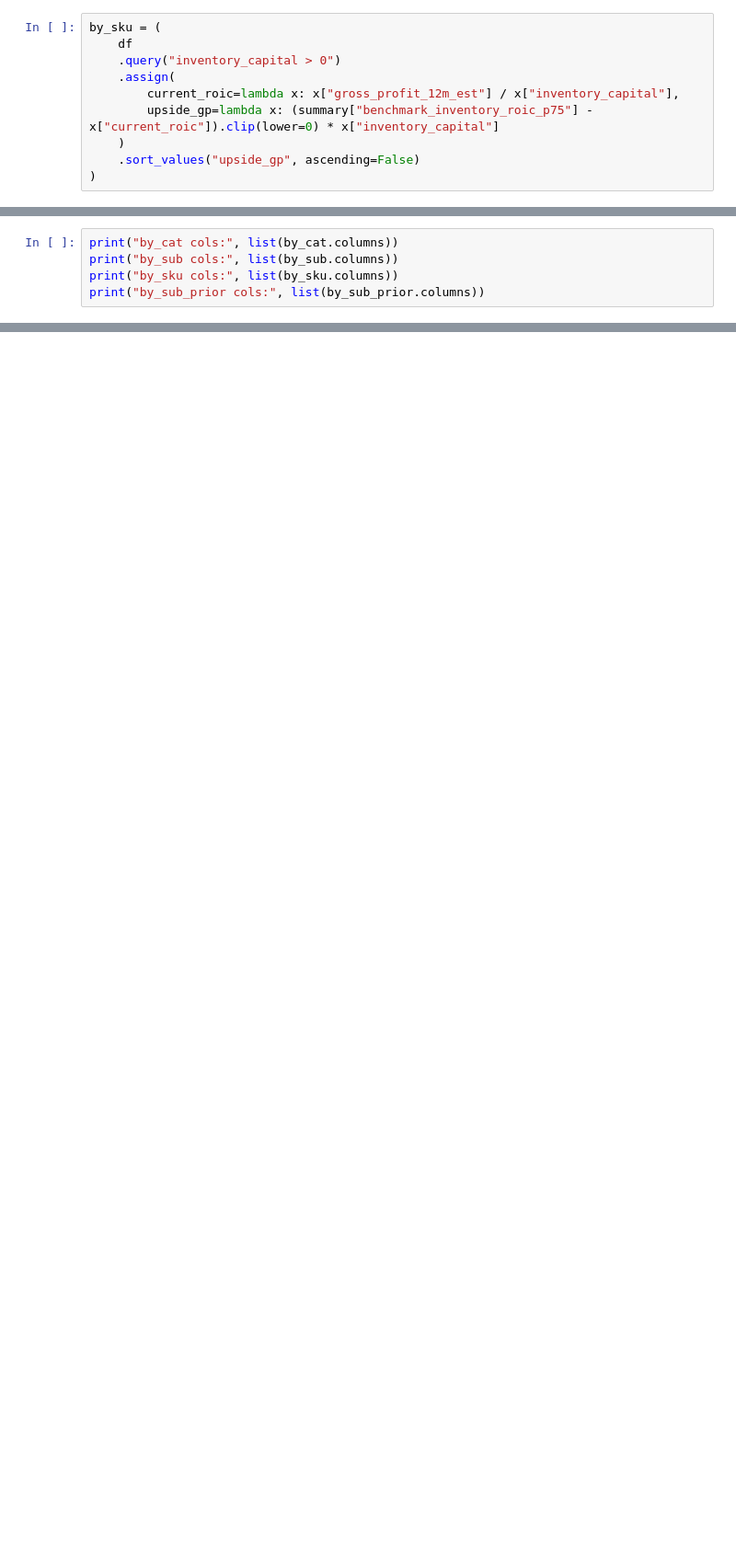
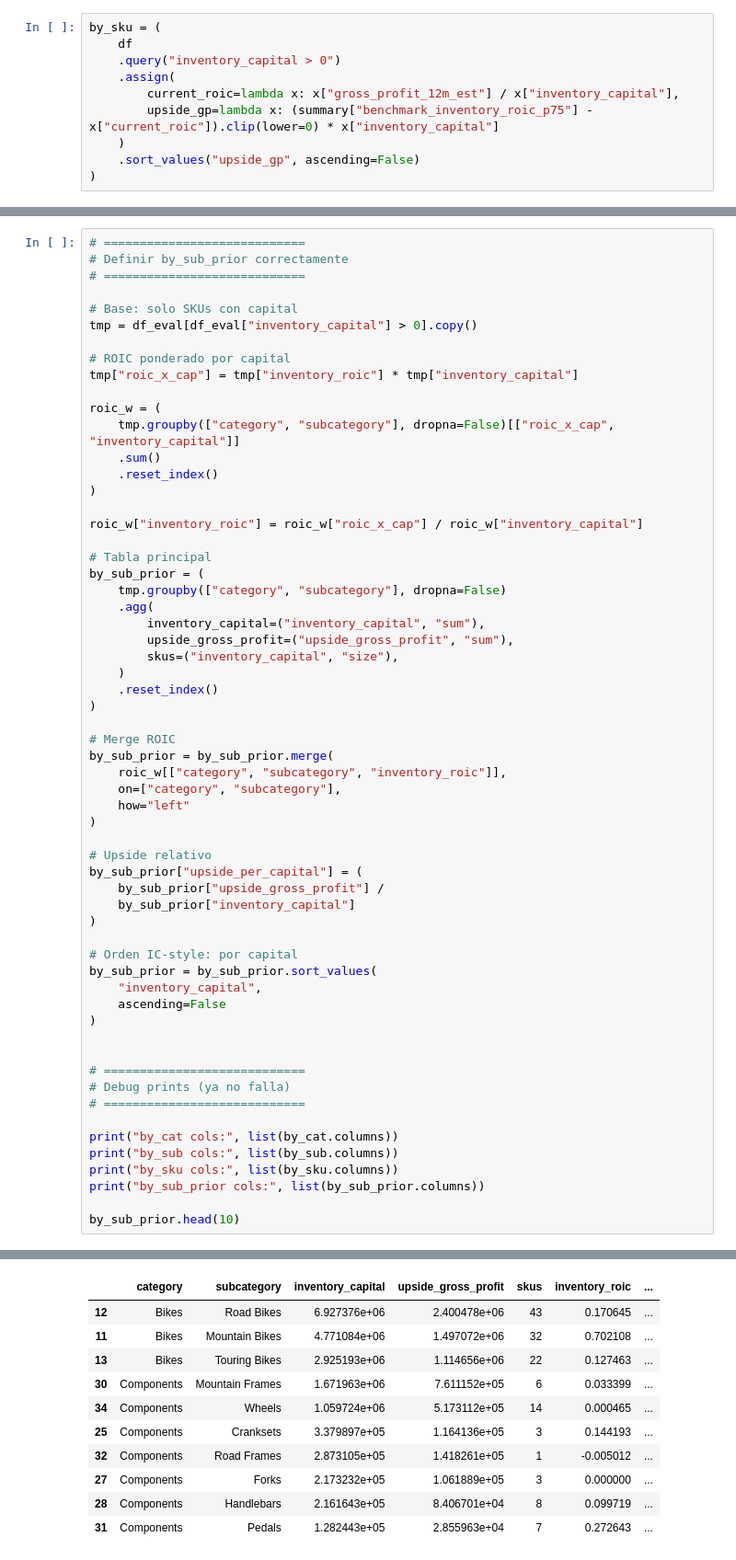
Before and after one commit to sintelo-ai/sintelo-working-capital-mvp, a Jupyter notebook: notebooks/05_evaluation.ipynb, the cells around one changed output, grey strips where cells are left out. Shown at 92% size. Drawn from its saved outputs; the diff is of its cells as text; blank space fills up the shorter version.

```diff
--- a/notebooks/05_evaluation.ipynb
+++ b/notebooks/05_evaluation.ipynb
@@ -373,8 +397,63 @@ by_sku = (
 # %%
+# ============================
+# Definir by_sub_prior correctamente
+# ============================
+
+# Base: solo SKUs con capital
+tmp = df_eval[df_eval["inventory_capital"] > 0].copy()
+
+# ROIC ponderado por capital
+tmp["roic_x_cap"] = tmp["inventory_roic"] * tmp["inventory_capital"]
+
+roic_w = (
+    tmp.groupby(["category", "subcategory"], dropna=False)[["roic_x_cap", "inventory_capital"]]
+    .sum()
+    .reset_index()
+)
+
+roic_w["inventory_roic"] = roic_w["roic_x_cap"] / roic_w["inventory_capital"]
+
+# Tabla principal
+by_sub_prior = (
+    tmp.groupby(["category", "subcategory"], dropna=False)
+    .agg(
+        inventory_capital=("inventory_capital", "sum"),
+        upside_gross_profit=("upside_gross_profit", "sum"),
+        skus=("inventory_capital", "size"),
+    )
+    .reset_index()
+)
+
+# Merge ROIC
+by_sub_prior = by_sub_prior.merge(
+    roic_w[["category", "subcategory", "inventory_roic"]],
+    on=["category", "subcategory"],
+    how="left"
+)
+
+# Upside relativo
+by_sub_prior["upside_per_capital"] = (
+    by_sub_prior["upside_gross_profit"] /
+    by_sub_prior["inventory_capital"]
+)
+
+# Orden IC-style: por capital
+by_sub_prior = by_sub_prior.sort_values(
+    "inventory_capital",
+    ascending=False
+)
+
+
+# ============================
+# Debug prints (ya no falla)
+# ============================
+
 print("by_cat cols:", list(by_cat.columns))
 print("by_sub cols:", list(by_sub.columns))
 print("by_sku cols:", list(by_sku.columns))
 print("by_sub_prior cols:", list(by_sub_prior.columns))
+
+by_sub_prior.head(10)
 # %% [output]
 by_cat cols: ['category', 'skus', 'inventory_capital', 'gross_profit_12m', 'upside', 'sales_units_12m', 'revenue_12m', 'inventory_roic', 'capital_share', 'upside_pct_of_capital']
 by_sub cols: ['category', 'subcategory', 'skus', 'inventory_capital', 'gross_profit_12m', 'upside', 'sales_units_12m', 'revenue_12m', 'inventory_roic', 'capital_share', 'upside_pct_of_capital']
@@ -383,3 +462,14 @@ by_sub_prior cols: ['category', 'subcategory', 'inventory_capital', 'gross_profi
+|  | category | subcategory | inventory_capital | upside_gross_profit | skus | inventory_roic | ... |
+| 12 | Bikes | Road Bikes | 6.927376e+06 | 2.400478e+06 | 43 | 0.170645 | ... |
+| 11 | Bikes | Mountain Bikes | 4.771084e+06 | 1.497072e+06 | 32 | 0.702108 | ... |
+| 13 | Bikes | Touring Bikes | 2.925193e+06 | 1.114656e+06 | 22 | 0.127463 | ... |
+| 30 | Components | Mountain Frames | 1.671963e+06 | 7.611152e+05 | 6 | 0.033399 | ... |
+| 34 | Components | Wheels | 1.059724e+06 | 5.173112e+05 | 14 | 0.000465 | ... |
+| 25 | Components | Cranksets | 3.379897e+05 | 1.164136e+05 | 3 | 0.144193 | ... |
+| 32 | Components | Road Frames | 2.873105e+05 | 1.418261e+05 | 1 | -0.005012 | ... |
+| 27 | Components | Forks | 2.173232e+05 | 1.061889e+05 | 3 | 0.000000 | ... |
+| 28 | Components | Handlebars | 2.161643e+05 | 8.406701e+04 | 8 | 0.099719 | ... |
+| 31 | Components | Pedals | 1.282443e+05 | 2.855963e+04 | 7 | 0.272643 | ... |
 # %%
 import pandas as pd
 import numpy as np
```
Also changed, not shown: parts of 7 cells of this notebook, 6 other files.
